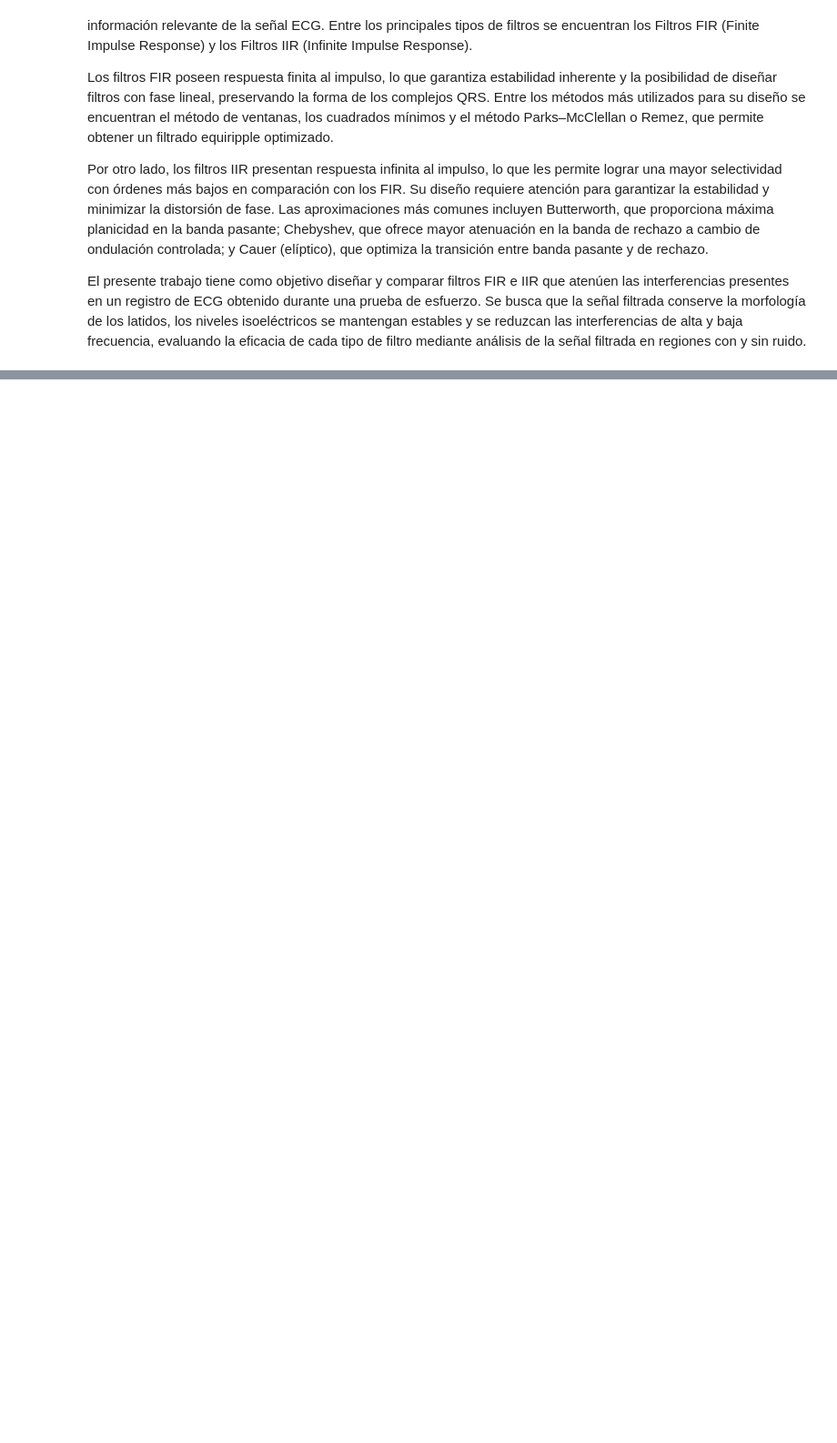
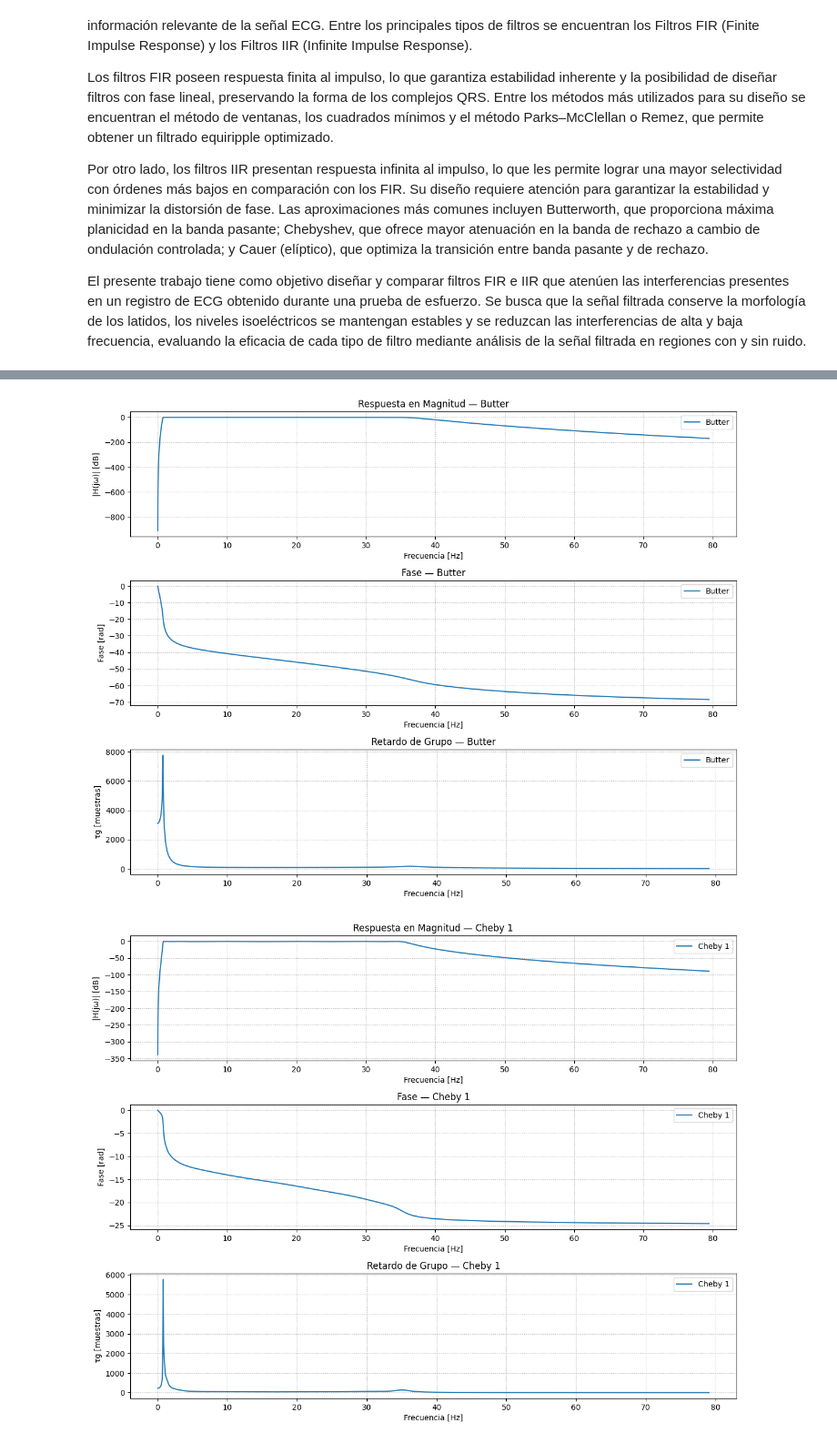
Before and after one commit to aguspaolini/aps-Paolini-Rosso, a Jupyter notebook: TS8/TS8 - Paolini y Poric.ipynb, the cells around one changed output, grey strips where cells are left out. Shown at 91% size. Cells and saved outputs as stored; diff of their text form; code cells hidden in the pictures; blank space fills up the shorter version.

```diff
--- a/TS8/TS8 - Paolini y Poric.ipynb
+++ b/TS8/TS8 - Paolini y Poric.ipynb
@@ -34,0 +86,69 @@ El presente trabajo tiene como objetivo diseñar y comparar filtros FIR e IIR qu
+# %%
+#%%
+
+#Diseño cuatro filtros IIR (aproximaciones de módulo):
+
+f_aprox_butter = 'butter'
+f_aprox_ch1 = 'cheby1'
+f_aprox_ch2 = 'cheby2'
+f_aprox_cauer = 'cauer'
+
+mi_sos_butter = sig.iirdesign(wp=WP, ws=WS, gpass=ripple, gstop=atenuacion, analog=False, ftype=f_aprox_butter, output='sos', fs=fs)
+mi_sos_cheby1 = sig.iirdesign(wp=WP, ws=WS, gpass=ripple, gstop=atenuacion, analog=False, ftype=f_aprox_ch1, output='sos', fs=fs)
+mi_sos_cheby2 = sig.iirdesign(wp=WP, ws=WS, gpass=ripple, gstop=atenuacion, analog=False, ftype=f_aprox_ch2, output='sos', fs=fs)
+mi_sos_cauer = sig.iirdesign(wp=WP, ws=WS, gpass=ripple, gstop=atenuacion, analog=False, ftype=f_aprox_cauer, output='sos', fs=fs)
+
+
+def plot_sos(sos, fs, name="Filtro IIR",
+             filter_type=None, fpass=None, ripple=None,
+             fstop=None, attenuation=None):
+
+    # RESPUESTA EN FRECUENCIA
+    w, h = sig.freqz_sos(sos=sos, fs=fs, worN=np.logspace(-2, 1.9, 2000))
+
+    # FASE Y RETARDO DE GRUPO
+    phase = np.unwrap(np.angle(h))
+    w_rad = w / (fs/2) * np.pi
+    gd = -np.diff(phase) / np.diff(w_rad)
+
+    # GRÁFICAS
+    plt.figure(figsize=(12, 12))
+
+    # MAGNITUD
+    plt.subplot(4, 1, 1)
+    plt.plot(w, 20*np.log10(np.abs(h)), label=name)
+    plt.title(f'Respuesta en Magnitud — {name}')
+    plt.xlabel('Frecuencia [Hz]')
+    plt.ylabel('|H(jω)| [dB]')
+    plt.grid(True, ls=':')
+    plt.legend()
+
+    # FASE
+    plt.subplot(4, 1, 2)
+    plt.plot(w, phase, label=name)
+    plt.title(f'Fase — {name}')
+    plt.xlabel('Frecuencia [Hz]')
+    plt.ylabel('Fase [rad]')
+    plt.grid(True, ls=':')
+    plt.legend()
+
+    # RETARDO DE GRUPO
+    plt.subplot(4, 1, 3)
+    plt.plot(w[:-1], gd, label=name)
+    plt.title(f'Retardo de Grupo — {name}')
+    plt.xlabel('Frecuencia [Hz]')
+    plt.ylabel('τg [muestras]')
+    plt.grid(True, ls=':')
+    plt.legend()
+
+    plt.tight_layout()
+    plt.show()
+
+
+plot_sos(sos=mi_sos_butter, fs=fs, name='Butter', filter_type='bandpass', fpass=WP, ripple=ripple*2, fstop=WS, attenuation=atenuacion*2)
+plot_sos(sos=mi_sos_cheby1, fs=fs, name='Cheby 1', filter_type='bandpass', fpass=WP, ripple=ripple*2, fstop=WS, attenuation=atenuacion*2)
+plot_sos(sos=mi_sos_cheby2, fs=fs, name='Cheby 2', filter_type='bandpass', fpass=WP, ripple=ripple*2, fstop=WS, attenuation=atenuacion*2)
+plot_sos(sos=mi_sos_cauer, fs=fs, name='Cauer', filter_type='bandpass', fpass=WP, ripple=ripple*2, fstop=WS, attenuation=atenuacion*2)
+# %% [output]
+[figure, added]
+[figure, added]
```
Also changed, not shown: parts of 14 cells of this notebook.
